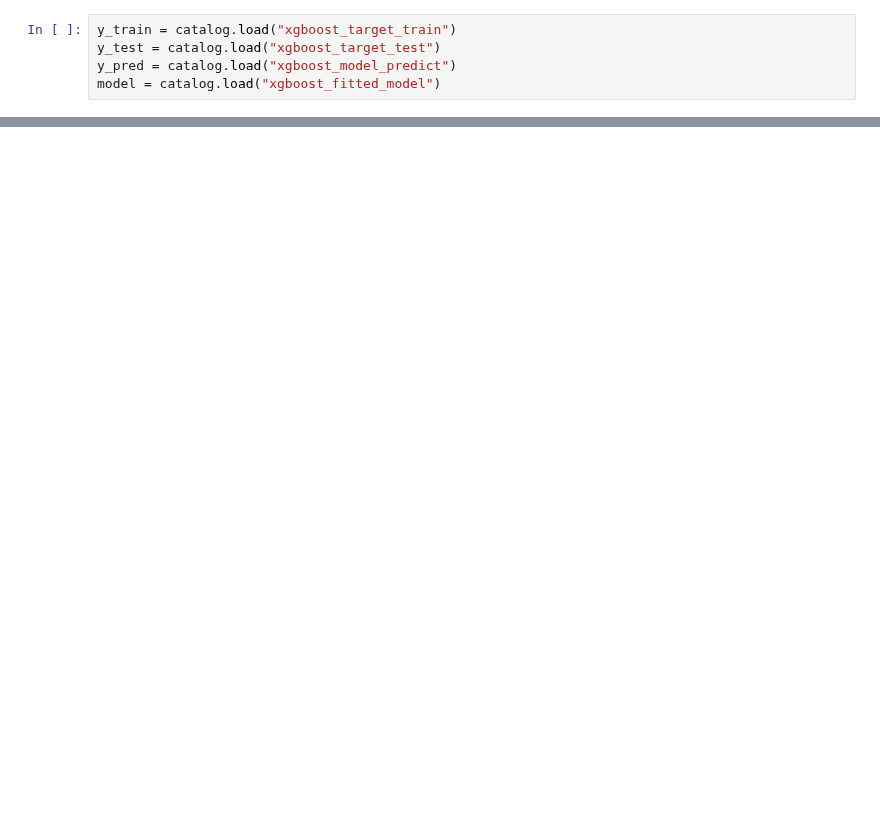
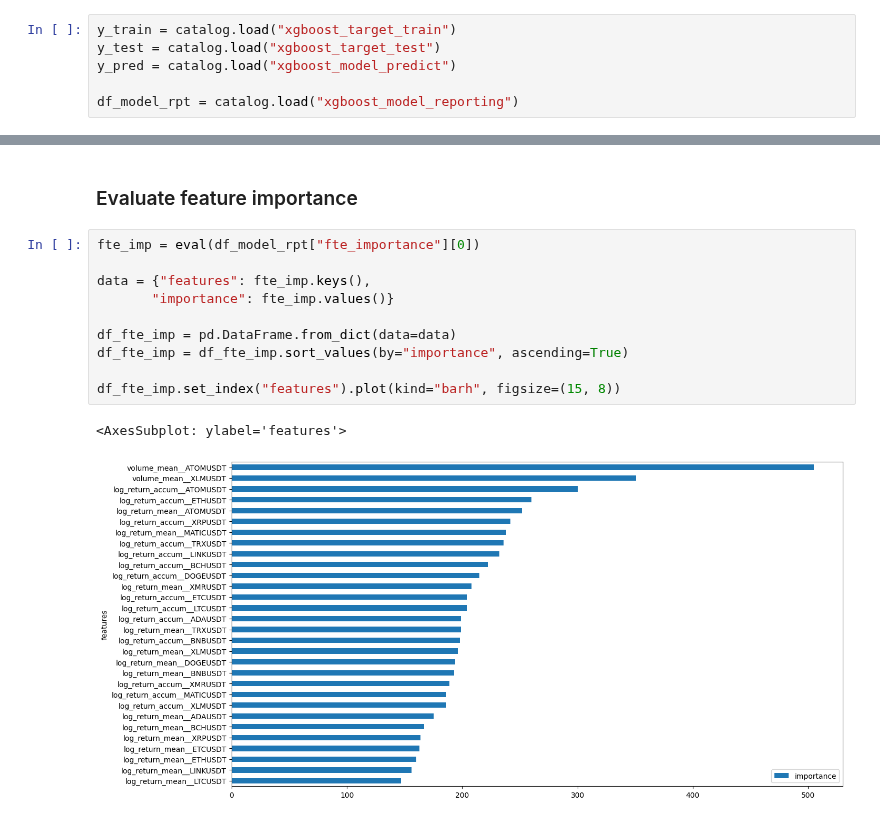
Before and after one commit to gpalazzo/crypto_msc_thesis, a Jupyter notebook: notebooks/reporting/model_eval.ipynb, the cells around one changed output, grey strips where cells are left out. Drawn from its saved outputs; the diff is of its cells as text; blank space fills up the shorter version.

```diff
--- a/notebooks/reporting/model_eval.ipynb
+++ b/notebooks/reporting/model_eval.ipynb
@@ -16,5 +15,6 @@ plt.style.use('fivethirtyeight')
 y_train = catalog.load("xgboost_target_train")
 y_test = catalog.load("xgboost_target_test")
 y_pred = catalog.load("xgboost_model_predict")
-model = catalog.load("xgboost_fitted_model")
+
+df_model_rpt = catalog.load("xgboost_model_reporting")
 # %% [output]
@@ -41,0 +131,15 @@ plot_importance(model, height=0.9, max_num_features=15)
+# %% [markdown]
+### Evaluate feature importance
+# %%
+fte_imp = eval(df_model_rpt["fte_importance"][0])
+
+data = {"features": fte_imp.keys(),
+       "importance": fte_imp.values()}
+
+df_fte_imp = pd.DataFrame.from_dict(data=data)
+df_fte_imp = df_fte_imp.sort_values(by="importance", ascending=True)
+
+df_fte_imp.set_index("features").plot(kind="barh", figsize=(15, 8))
+# %% [output]
+<AxesSubplot: ylabel='features'>
+[figure, added]
```
Also changed, not shown: parts of 23 cells of this notebook, 3 other files.
